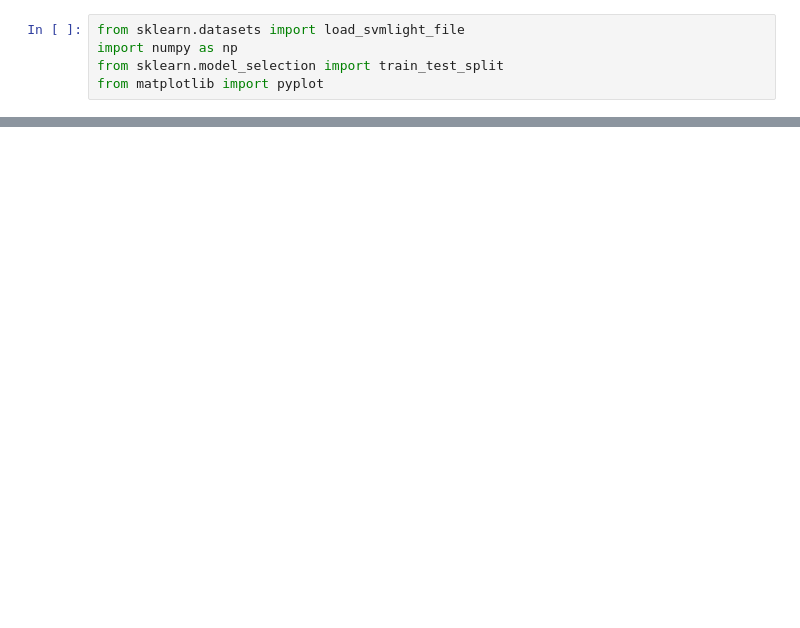
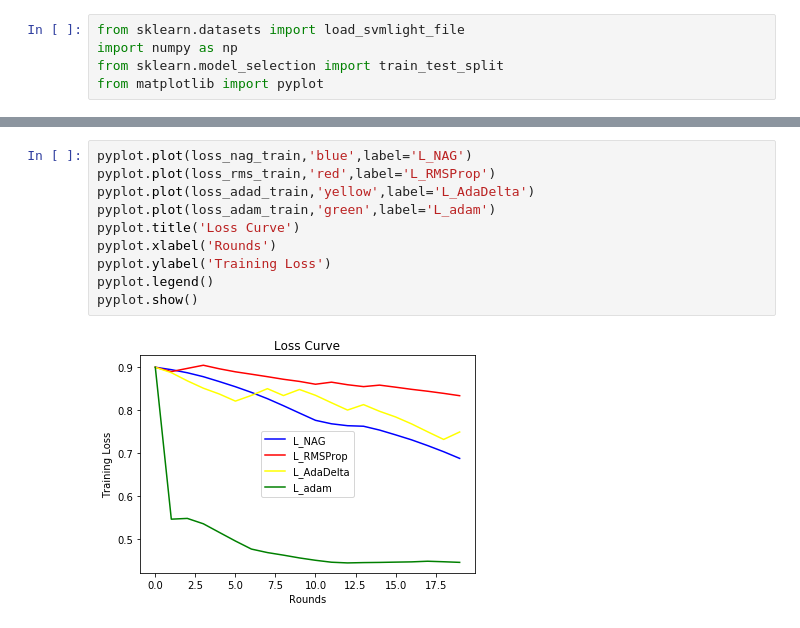
Before and after one commit to dingfyuan/ML2017-lab-02, a Jupyter notebook: ClassificationExperiment.ipynb, the cells around one changed output, grey strips where cells are left out. Saved outputs shown, nothing was run; the diff lists cells and outputs as text; blank space fills up the shorter version.

```diff
--- a/ClassificationExperiment.ipynb
+++ b/ClassificationExperiment.ipynb
@@ -185,0 +234,12 @@ pyplot.show()
+# %%
+pyplot.plot(loss_nag_train,'blue',label='L_NAG')
+pyplot.plot(loss_rms_train,'red',label='L_RMSProp')
+pyplot.plot(loss_adad_train,'yellow',label='L_AdaDelta')
+pyplot.plot(loss_adam_train,'green',label='L_adam')
+pyplot.title('Loss Curve')
+pyplot.xlabel('Rounds')
+pyplot.ylabel('Training Loss')
+pyplot.legend()
+pyplot.show()
+# %% [output]
+[figure, added]
```
Also changed, not shown: parts of 10 cells of this notebook, 3 other files.
